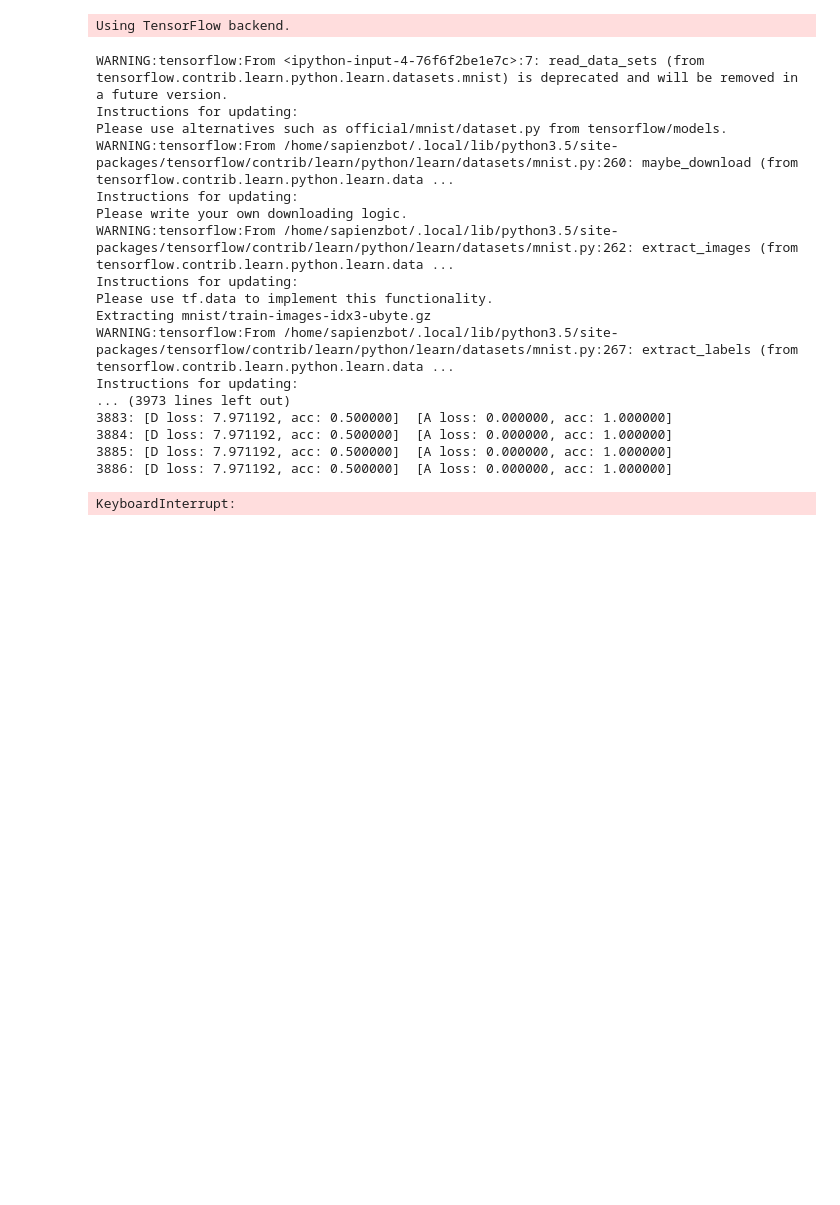
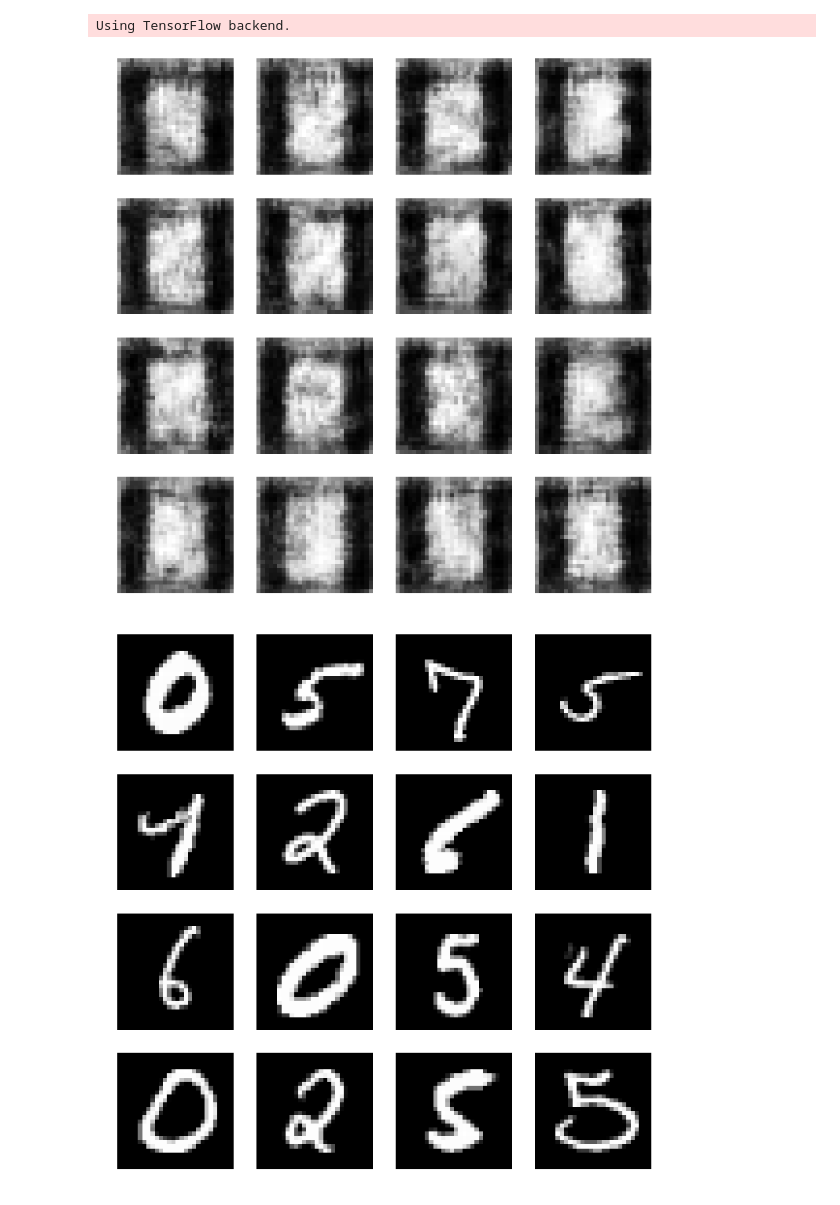
Before and after one commit to shrijitsingh99/guess, a Jupyter notebook: src/py/gan_guess.ipynb, the cells around one changed output. Saved outputs shown, nothing was run; the diff lists cells and outputs as text; code cells hidden in the pictures; blank space fills up the shorter version.

```diff
--- a/src/py/gan_guess.ipynb
+++ b/src/py/gan_guess.ipynb
@@ -41,8 +41,7 @@ class DCGAN(object):
 
     # (W−F+2P)/S+1
     def discriminator(self):
-        if self.D:
-            return self.D
+        if self.D: return self.D
         self.D = Sequential()
         depth = 64
         dropout = 0.4
@@ -74,8 +73,7 @@ class DCGAN(object):
         return self.D
 
     def generator(self):
-        if self.G:
-            return self.G
+        if self.G: return self.G
         self.G = Sequential()
         dropout = 0.4
         depth = 64+64+64+64
@@ -111,8 +109,7 @@ class DCGAN(object):
         return self.G
 
     def recurrent_generator(self):
-        if self.RG:
-            return self.RG
+        if self.RG: return self.RG
         dropout = 0.4
         depth = 64+64+64+64
         dim = 14
@@ -138,8 +135,7 @@ class DCGAN(object):
         return self.RG
 
     def discriminator_model(self):
-        if self.DM:
-            return self.DM
+        if self.DM: return self.DM
         optimizer = RMSprop(lr=0.0002, decay=6e-8)
         self.DM = Sequential()
         self.DM.add(self.discriminator())
@@ -147,8 +143,7 @@ class DCGAN(object):
         return self.DM
 
     def adversarial_model(self):
-        if self.AM:
-            return self.AM
+        if self.AM: return self.AM
         optimizer = RMSprop(lr=0.0001, decay=3e-8)
         self.AM = Sequential()
         self.AM.add(self.generator())
@@ -157,8 +152,7 @@ class DCGAN(object):
         return self.AM
 
     def recurrent_adversarial_model(self):
-        if self.RAM:
-            return self.RAM
+        if self.RAM: return self.RAM
         optimizer = RMSprop(lr=0.0001, decay=3e-8)
         self.RAM = Sequential()
         self.RAM.add(self.recurrent_generator())
@@ -238,27 +232,11 @@ class MNIST_DCGAN(object):
 # %%
 if __name__ == '__main__':
     mnist_dcgan = MNIST_DCGAN()
     timer = ElapsedTimer()
-    mnist_dcgan.train(train_steps=10000, batch_size=256, save_interval=100)
+    mnist_dcgan.train(train_steps=10, batch_size=256, save_interval=100)
     timer.elapsed_time()
     mnist_dcgan.plot_images(fake=True)
-    mnist_dcgan.plot_images(fake=False, save2file=True)
+    mnist_dcgan.plot_images(fake=False)#, save2file=True)
 # %% [output]
-WARNING:tensorflow:From <ipython-input-4-76f6f2be1e7c>:7: read_data_sets (from tensorflow.contrib.learn.python.learn.datasets.mnist) is deprecated and will be removed in a future version.
-Instructions for updating:
-Please use alternatives such as official/mnist/dataset.py from tensorflow/models.
-WARNING:tensorflow:From /home/sapienzbot/.local/lib/python3.5/site-packages/tensorflow/contrib/learn/python/learn/datasets/mnist.py:260: maybe_download (from tensorflow.contrib.learn.python.learn.data ...
-Instructions for updating:
-Please write your own downloading logic.
-WARNING:tensorflow:From /home/sapienzbot/.local/lib/python3.5/site-packages/tensorflow/contrib/learn/python/learn/datasets/mnist.py:262: extract_images (from tensorflow.contrib.learn.python.learn.data ...
-Instructions for updating:
-Please use tf.data to implement this functionality.
-Extracting mnist/train-images-idx3-ubyte.gz
-WARNING:tensorflow:From /home/sapienzbot/.local/lib/python3.5/site-packages/tensorflow/contrib/learn/python/learn/datasets/mnist.py:267: extract_labels (from tensorflow.contrib.learn.python.learn.data ...
-Instructions for updating:
-... (3973 lines left out)
-3883: [D loss: 7.971192, acc: 0.500000]  [A loss: 0.000000, acc: 1.000000]
-3884: [D loss: 7.971192, acc: 0.500000]  [A loss: 0.000000, acc: 1.000000]
-3885: [D loss: 7.971192, acc: 0.500000]  [A loss: 0.000000, acc: 1.000000]
-3886: [D loss: 7.971192, acc: 0.500000]  [A loss: 0.000000, acc: 1.000000]
-KeyboardInterrupt:
+[figure, added]
+[figure, added]
```
Also changed, not shown: 1 other file.
